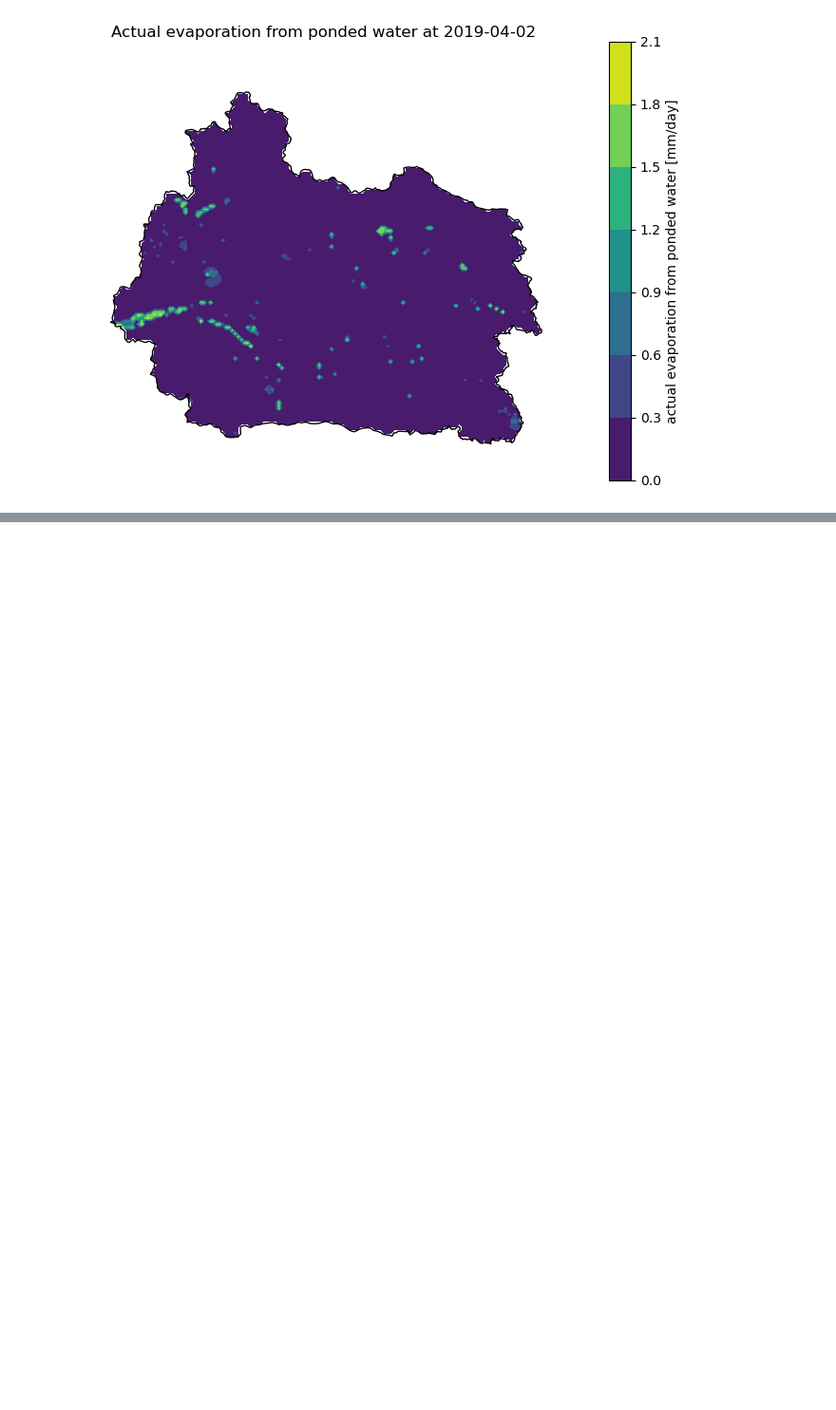
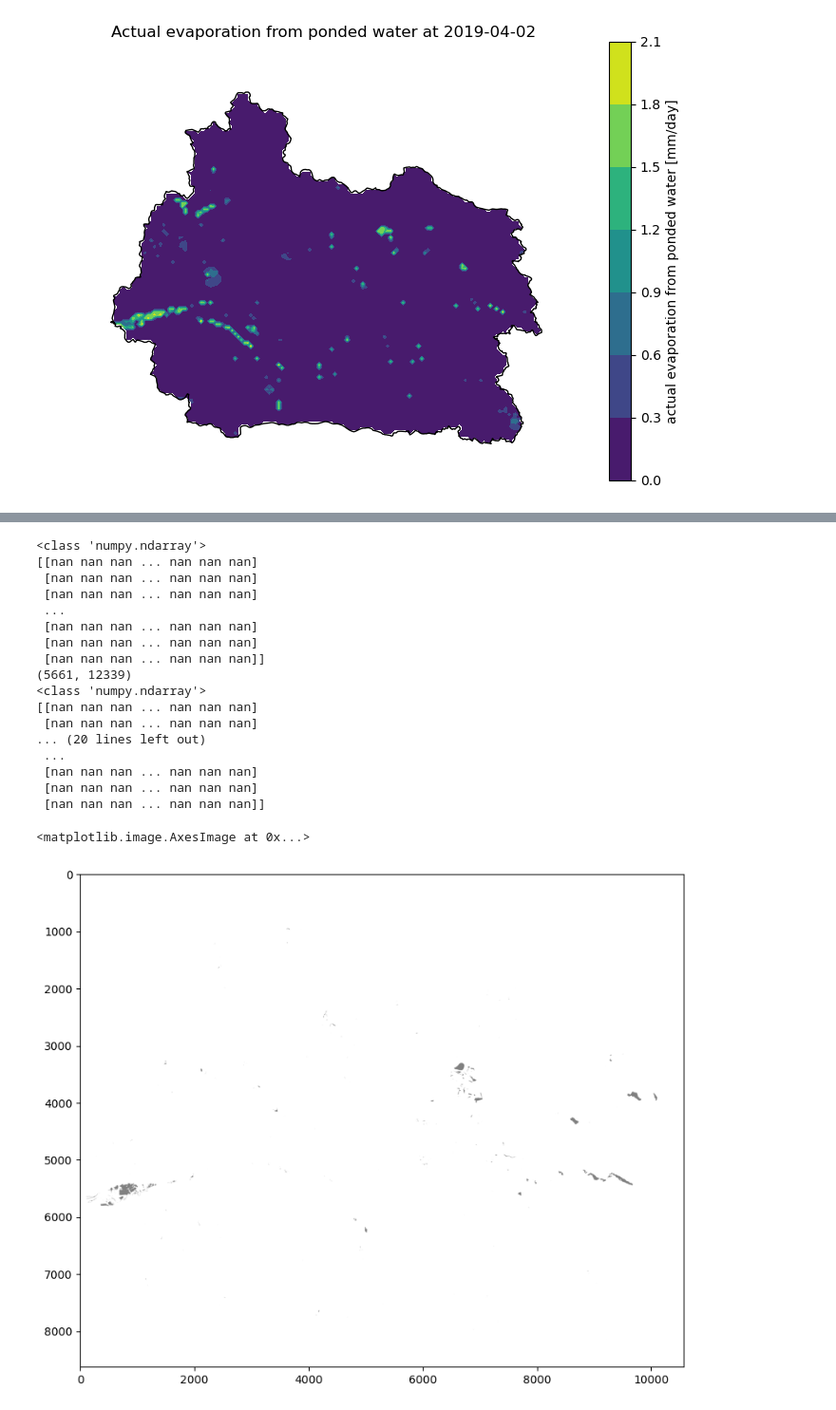
Before and after one commit to DHI/WaterBench-MIKESHE-Skjern, a Jupyter notebook: code/explore_observation_data.ipynb, the cells around one changed output, grey strips where cells are left out. Shown at 95% size. Saved outputs shown, nothing was run; the diff lists cells and outputs as text; code cells hidden in the pictures; blank space fills up the shorter version.

```diff
--- a/code/explore_observation_data.ipynb
+++ b/code/explore_observation_data.ipynb
@@ -88,0 +147,44 @@ gdf.crs = "EPSG:32632"  # EPSG for UTM 32N (WGS 84)
+# %%
+# read in file and plot
+print(type(s2_mask_ll))
+print(s2_mask_ll)
+print(np.shape(s2_mask_ll))
+print(type(OWevt_xr.values))
+print(OWevt_xr.values)
+print(np.shape(OWevt_xr.values))
+
+with rasterio.open(S2_file_out_path) as src:
+        mask_utm = src.read(1)  # first band
+        transform = src.transform
+        raster_crs = src.crs
+
+print(type(mask_utm))
+print(mask_utm)
+print(np.shape(mask_utm))
+
+# set zeros to nan in mask_utm and recalculate shape
+mask_utm = np.where(mask_utm == 0, np.nan, mask_utm)
+# Mask NaNs or zeros (optional, for water mask display)
+print(np.shape(mask_utm))
+print(type(mask_utm))
+print(mask_utm)
+# %% [output]
+<class 'numpy.ndarray'>
+[[nan nan nan ... nan nan nan]
+ [nan nan nan ... nan nan nan]
+ [nan nan nan ... nan nan nan]
+ ...
+ [nan nan nan ... nan nan nan]
+ [nan nan nan ... nan nan nan]
+ [nan nan nan ... nan nan nan]]
+(5661, 12339)
+<class 'numpy.ndarray'>
+[[nan nan nan ... nan nan nan]
+ [nan nan nan ... nan nan nan]
+... (20 lines left out)
+ ...
+ [nan nan nan ... nan nan nan]
+ [nan nan nan ... nan nan nan]
+ [nan nan nan ... nan nan nan]]
+<matplotlib.image.AxesImage at 0x...>
+[figure, added]
```
Also changed, not shown: parts of 7 cells of this notebook.
